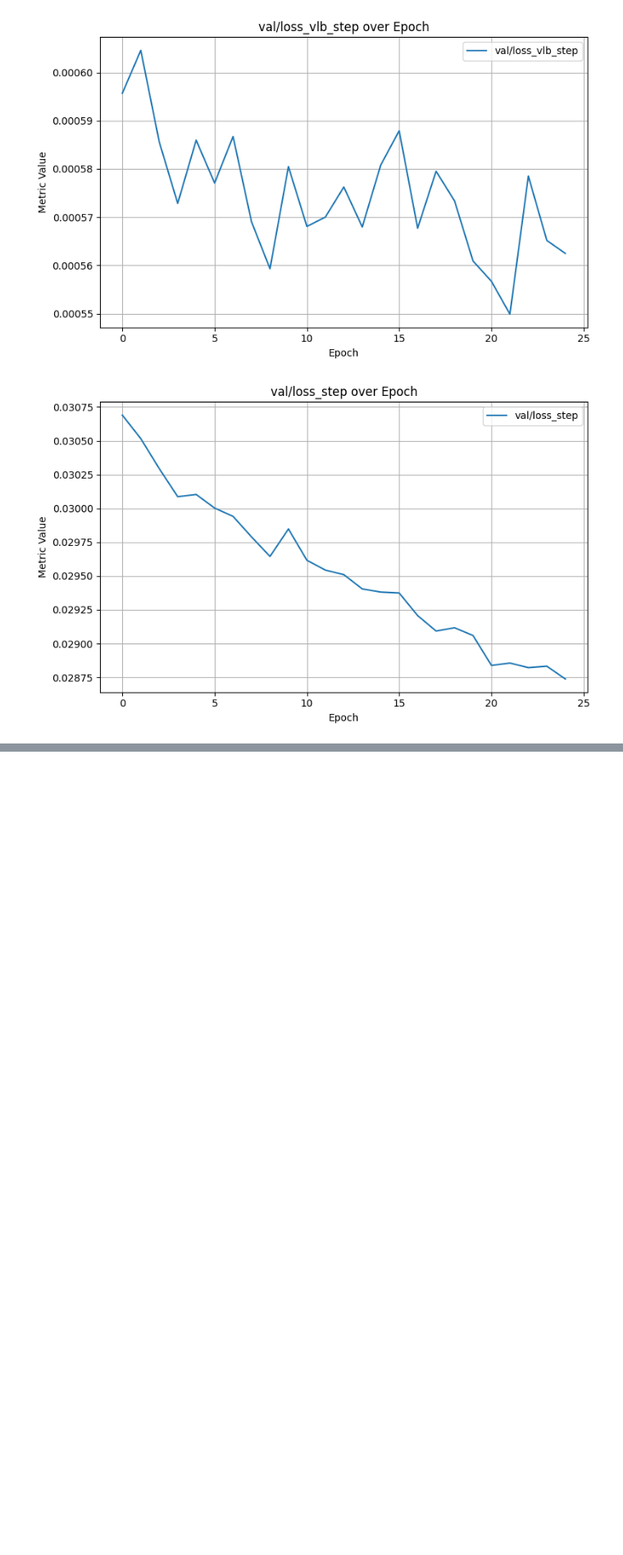
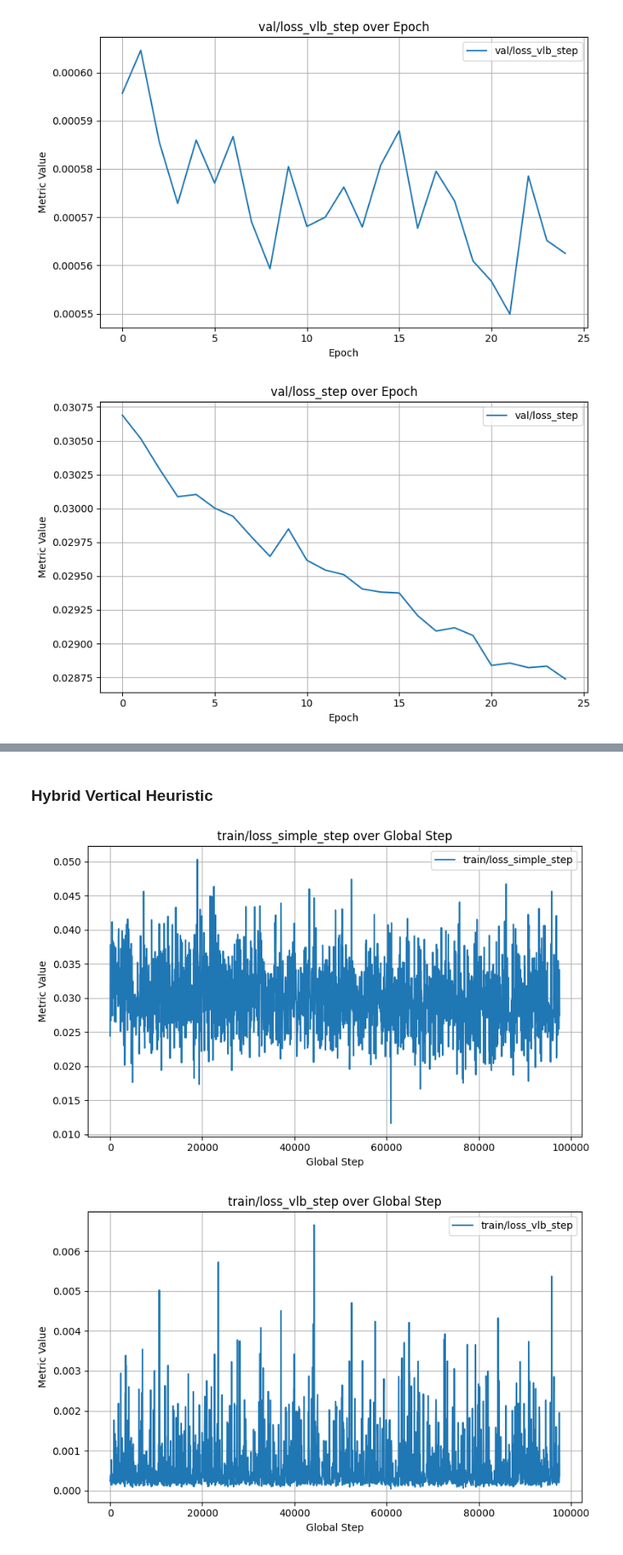
Before and after one commit to ShermanNovak/zero123, a Jupyter notebook: zero123/txining_plot_metrics.ipynb, the cells around one changed output, grey strips where cells are left out. Shown at 82% size. Drawn from its saved outputs; the diff is of its cells as text; code cells hidden in the pictures; blank space fills up the shorter version.

```diff
--- a/zero123/txining_plot_metrics.ipynb
+++ b/zero123/txining_plot_metrics.ipynb
@@ -86,0 +177,39 @@ for metric in val_step_metrics:
+# %% [markdown]
+### Hybrid Vertical Heuristic
+# %%
+import pandas as pd
+import matplotlib.pyplot as plt
+
+# Path to your CSV file
+csv_path = "/txining/zero123/zero123/logs/2025-07-16T06-33-50_hybrid-vertical-heuristic/testtube/version_0/metrics.csv"
+
+# Load the CSV
+df_raw = pd.read_csv(csv_path)
+
+# Drop rows with no global_step (i.e., metadata rows)
+df = df_raw[df_raw["global_step"].notnull()].copy()
+
+# Convert global_step to integer (optional, but makes the x-axis cleaner)
+df["global_step"] = df["global_step"].astype(int)
+
+# Plot each train step metric
+train_step_metrics = [
+    "train/loss_simple_step",
+    "train/loss_vlb_step",
+    "train/loss_step"
+]
+
+for metric in train_step_metrics:
+    if metric in df.columns:
+        plt.figure(figsize=(8, 5))
+        plt.plot(range(0, len(df[metric])*50, 50), df[metric], label=metric)
+        plt.xlabel("Global Step")
+        plt.ylabel("Metric Value")
+        plt.title(f"{metric} over Global Step")
+        plt.grid(True)
+        plt.legend()
+        plt.tight_layout()
+        plt.show()
+# %% [output]
+[figure, added]
+[figure, added]
```
Also changed, not shown: parts of 10 cells of this notebook, 4 other files.
